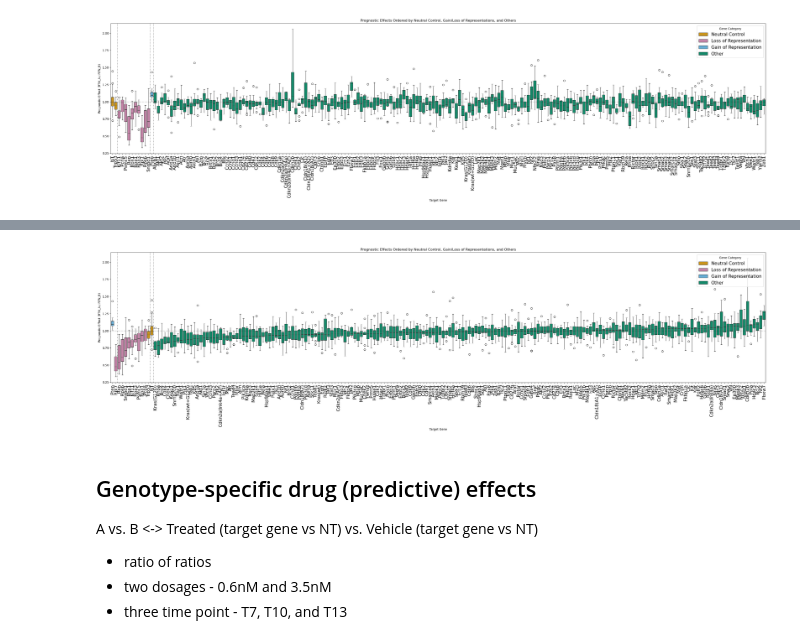
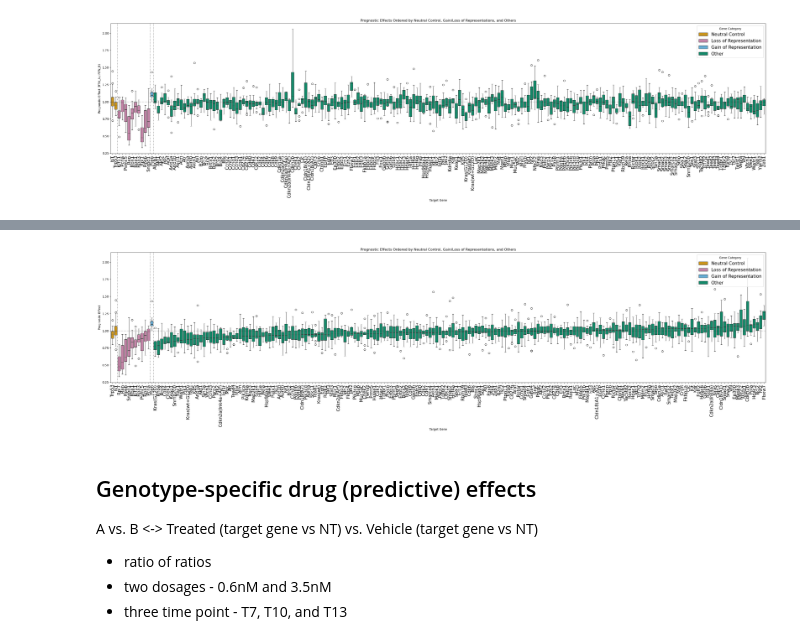
Before and after one commit to bli-rvmd/multi_shrna_barcoding, a Jupyter notebook: code/multi_shrna_screening_ap009.ipynb, the cells around one changed output, grey strips where cells are left out. Drawn from its saved outputs; the diff is of its cells as text; code cells hidden in the pictures.

Commit message:
updated figures and addition of pdf

```diff
--- a/code/multi_shrna_screening_ap009.ipynb
+++ b/code/multi_shrna_screening_ap009.ipynb
@@ -783,14 +797,10 @@ plt.show()
 # %%
-import seaborn as sns
-import matplotlib.pyplot as plt
-import pandas as pd
-
 # Compute median Prognostic_Effect for each Target_Gene within each Gene_Category
 gene_order = (
-    df_prognostic.groupby(["Gene_Category", "Target_Gene"])["Prognostic_Effect"]
+    df_prognostic.groupby(["Sort_Order", "Target_Gene"])["Prognostic_Effect"]
     .median()
     .reset_index()
-    .sort_values(["Gene_Category", "Prognostic_Effect"], ascending=[True, True])
+    .sort_values(["Sort_Order", "Prognostic_Effect"], ascending=[True, True])
 )
 
 # Update Target_Gene with the new categorical order
@@ -813,38 +823,38 @@ palette = {
 
 # Create the boxplot with the updated Target_Gene order
 ax = sns.boxplot(
     data=df_prognostic,
     x="Target_Gene",
     y="Prognostic_Effect",
     hue="Gene_Category",
     dodge=False,
     palette=palette
 )
 
 # Add a horizontal reference line
 plt.axhline(y=1.0, color="black", linestyle="dotted")
 
 # Compute correct category boundaries
-neutral_control_count = gene_order[gene_order["Gene_Category"] == "Neutral Control"]["Target_Gene"].nunique()
-loss_of_representation_count = gene_order[gene_order["Gene_Category"] == "Loss of Representation"]["Target_Gene"].nunique()
-gain_of_representation_count = gene_order[gene_order["Gene_Category"] == "Gain of Representation"]["Target_Gene"].nunique()
+neutral_control_count = df_prognostic[df_prognostic["Gene_Category"] == "Neutral Control"]["Target_Gene"].nunique()
+loss_of_representation_count = df_prognostic[df_prognostic["Gene_Category"] == "Loss of Representation"]["Target_Gene"].nunique()
+gain_of_representation_count = df_prognostic[df_prognostic["Gene_Category"] == "Gain of Representation"]["Target_Gene"].nunique()
 
 # Add vertical dotted lines to separate categories
 plt.axvline(x=neutral_control_count - 0.5, color="gray", linestyle="dotted")
 plt.axvline(x=neutral_control_count + loss_of_representation_count - 0.5, color="gray", linestyle="dotted")
 plt.axvline(x=neutral_control_count + loss_of_representation_count + gain_of_representation_count - 0.5, color="gray", linestyle="dotted")
 
 # Customize the plot
 plt.xticks(rotation=90, fontsize=15)
 plt.xlabel("Target Gene")
-plt.ylabel("Prognostic Effect (RTN_A / RTN_B)")
+plt.ylabel("Prognostic Effect")
 plt.title("Prognostic Effects Ordered by Neutral Control, Gain/Loss of Representations, and Others")
 plt.legend(title="Gene Category", loc="upper right", fontsize=15, frameon=True)
 
 # Show the plot
 plt.show()
 # %% [output]
-[figure, old version]
+[figure, new version]
 # %% [markdown]
 ## Genotype-specific drug (predictive) effects
 A vs. B <-> Treated (target gene vs NT) vs. Vehicle (target gene vs NT)
```
Also changed, not shown: parts of 3 cells of this notebook, 2 other files.
